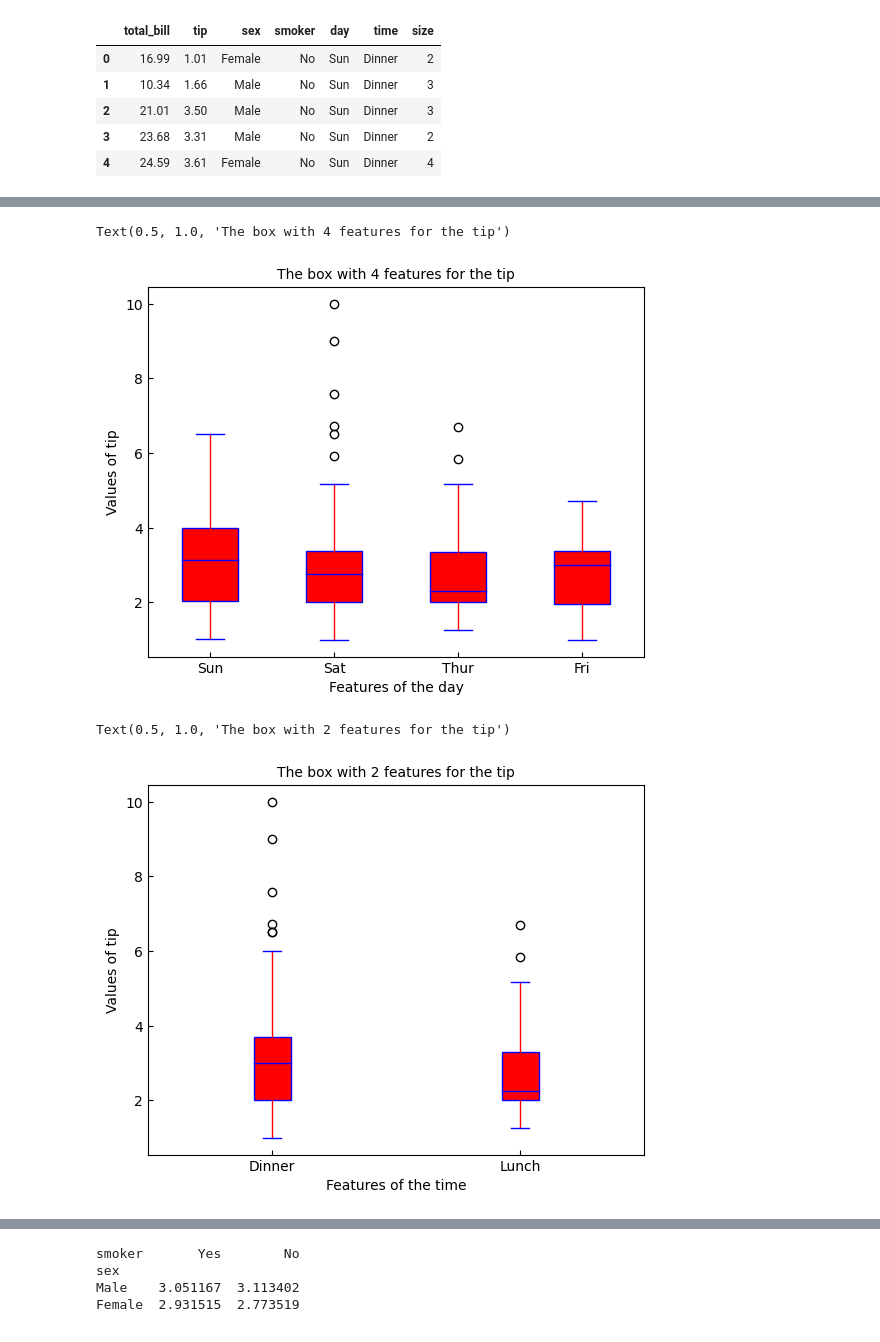
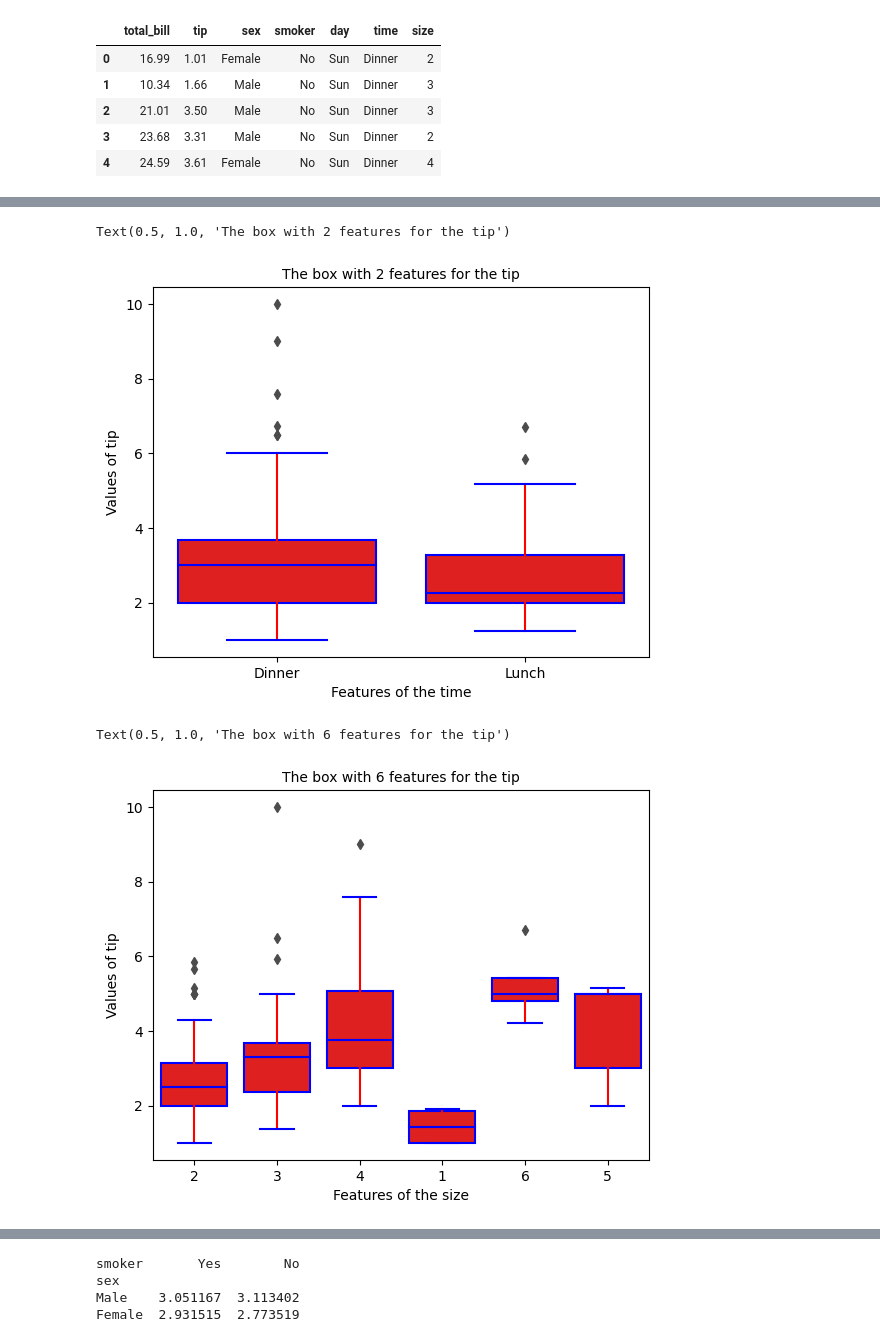
Before and after one commit to iphysresearch/GWData-Bootcamp, a Jupyter notebook: 2023/homework/Mai_Qiao/homework-seaborn.ipynb, the cells around one changed output, grey strips where cells are left out. Cells and saved outputs as stored; diff of their text form; code cells hidden in the pictures.

```diff
--- a/2023/homework/Mai_Qiao/homework-seaborn.ipynb
+++ b/2023/homework/Mai_Qiao/homework-seaborn.ipynb
@@ -7,8 +7,8 @@ import seaborn as sns
 import numpy as np
 %matplotlib inline
 # %config InlineBackend.figure_format= "svg"
-plt.rcParams["xtick.direction"]="in"
-plt.rcParams["ytick.direction"]="in"
+# plt.rcParams["xtick.direction"]="in"
+# plt.rcParams["ytick.direction"]="in"
 
 # ignore the SSL verification
 import ssl
@@ -193,38 +215,38 @@ Text(0.5, 1.0, 'The box with 2 features for the tip')
 # %%
-fig, ax=plt.subplots()
-xlabel="day"
+fig, ax=sns.mpl.pyplot.subplots()
+xlabel="time"
 ylabel="tip"
 features=data[xlabel].unique().tolist()
-ax.boxplot([data[ylabel][data[xlabel]==feature] for feature in features],
-               labels=features,
-               patch_artist=True,
-               boxprops={'facecolor': 'red', 'edgecolor': 'blue'},
+sns.boxplot(data=[data[ylabel][data[xlabel]==feature] for feature in features],
+               palette=["red"],
+               boxprops={'edgecolor': 'blue'},
                medianprops={'color': 'blue'},
                capprops={'color': 'blue'},
                whiskerprops={'color': 'red'}
                )
+ax.set_xticklabels(features)
 ax.set_xlabel(f"Features of the {xlabel}", fontsize=10)
 ax.set_ylabel(f"Values of {ylabel}", fontsize=10)
 ax.set_title(f"The box with {len(features)} features for the {ylabel}", fontsize=10)
 # %% [output]
-Text(0.5, 1.0, 'The box with 4 features for the tip')
+Text(0.5, 1.0, 'The box with 2 features for the tip')
-[figure, old version]
+[figure, new version]
 # %%
-fig, ax=plt.subplots()
-xlabel="time"
+fig, ax=sns.mpl.pyplot.subplots()
+xlabel="size"
 ylabel="tip"
 features=data[xlabel].unique().tolist()
-ax.boxplot([data[ylabel][data[xlabel]==feature] for feature in features],
-               labels=features,
-               patch_artist=True,
-               boxprops={'facecolor': 'red', 'edgecolor': 'blue'},
+sns.boxplot(data=[data[ylabel][data[xlabel]==feature] for feature in features],
+               palette=["red"],
+               boxprops={'edgecolor': 'blue'},
                medianprops={'color': 'blue'},
                capprops={'color': 'blue'},
                whiskerprops={'color': 'red'}
                )
+ax.set_xticklabels(features)
 ax.set_xlabel(f"Features of the {xlabel}", fontsize=10)
 ax.set_ylabel(f"Values of {ylabel}", fontsize=10)
 ax.set_title(f"The box with {len(features)} features for the {ylabel}", fontsize=10)
 # %% [output]
-Text(0.5, 1.0, 'The box with 2 features for the tip')
+Text(0.5, 1.0, 'The box with 6 features for the tip')
-[figure, old version]
+[figure, new version]
```
Also changed, not shown: parts of 10 cells of this notebook, 1 other file.
